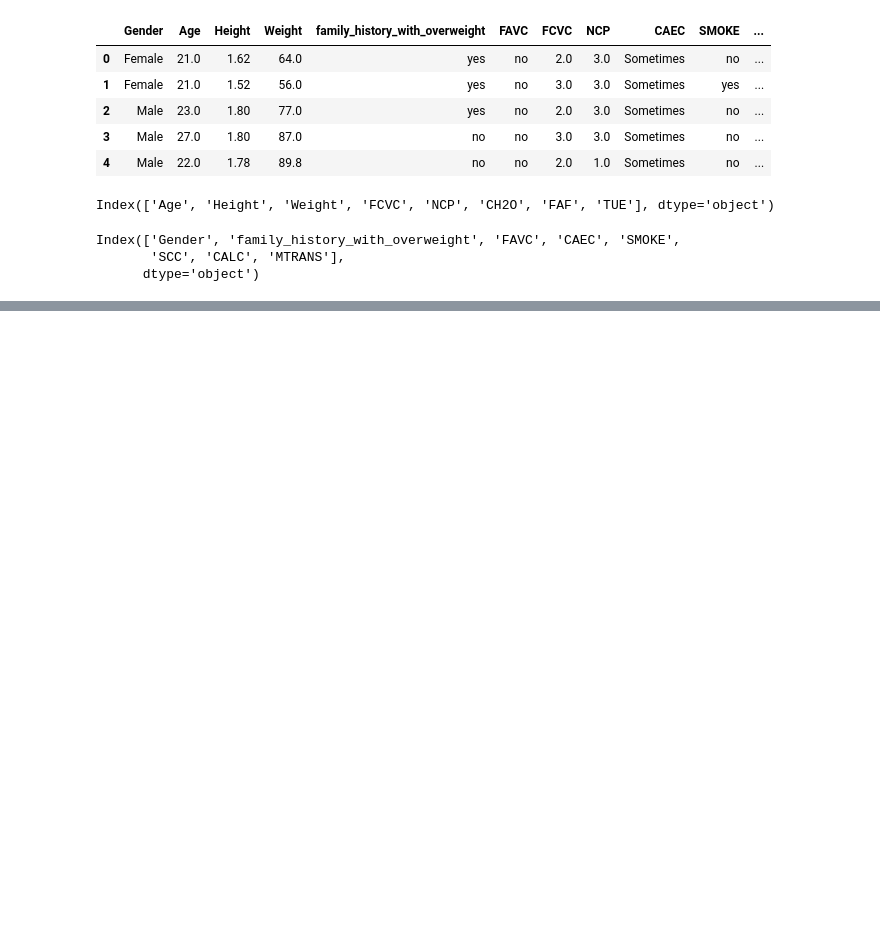
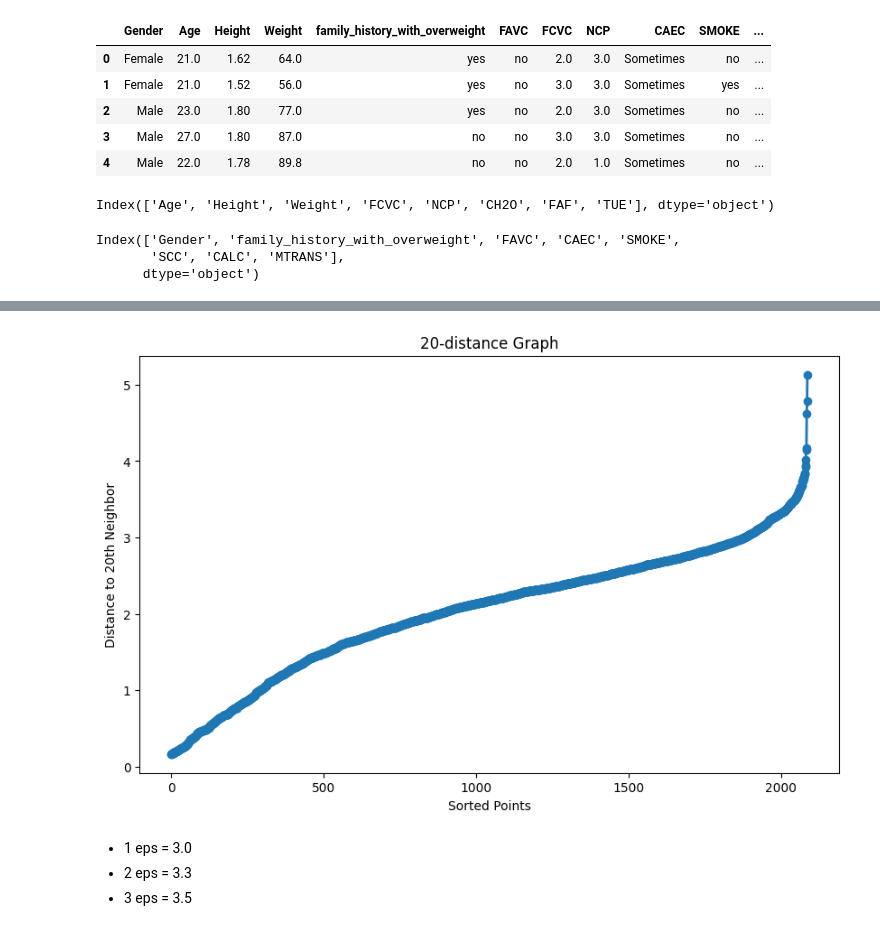
Before and after one commit to sarmuh/Obesity-or-CVD-risk-Clustering-ML, a Jupyter notebook: notebooks/preprocessing.ipynb, the cells around one changed output, grey strips where cells are left out. Drawn from its saved outputs; the diff is of its cells as text; code cells hidden in the pictures; blank space fills up the shorter version.

Commit message:
preprocessing sucessful

```diff
--- a/notebooks/preprocessing.ipynb
+++ b/notebooks/preprocessing.ipynb
@@ -26,7 +26,7 @@ df.duplicated().sum()
 # %% [output]
 np.int64(24)
 # %%
-df = df.drop_duplicates()
+df = df.drop_duplicates().reset_index(drop=True)
 print(f'Data shape {df.shape}')
 df.head()
 # %% [output]
@@ -72,3 +72,7 @@ pipeline = Pipeline([
     ('add_bmi',bmi_transformer),
     ('col_trafor',tranfor)
 ])
+# %%
+df_success = pipeline.fit_transform(df)
+print(f'Shape {df_success.shape}')
+df_success[1]
@@ -75,14 +88,26 @@ pipeline = Pipeline([
 # %%
-# from sklearn.preprocessing import StandardScaler
+from sklearn.neighbors import NearestNeighbors
 
-# X = StandardScaler().fit_transform(X)
-# k = 5
-# from sklearn.neighbors import NearestNeighbors
+nn = NearestNeighbors(n_neighbors=20)
 
-# nn = NearestNeighbors(n_neighbors=k)
+nn.fit(df_success)
+distances, indices = nn.kneighbors(df_success)
 
-# nn.fit(X)
-# distances, indices = nn.kneighbors(X)
-
-# distances = distances[:, -1]
-# distances = np.sort(distances)
+distances = distances[:, -1]
+distances = np.sort(distances)
+# %%
+plt.figure(figsize=(10,6))
+
+plt.plot(distances, lw=2,marker='o')
+
+plt.xlabel("Sorted Points")
+plt.ylabel("Distance to 20th Neighbor")
+plt.title("20-distance Graph")
+
+plt.show()
+# %% [output]
+[figure, added]
+# %% [markdown]
+- 1 eps = 3.0
+- 2 eps = 3.3
+- 3 eps = 3.5
```
Also changed, not shown: parts of 1 cell of this notebook.
